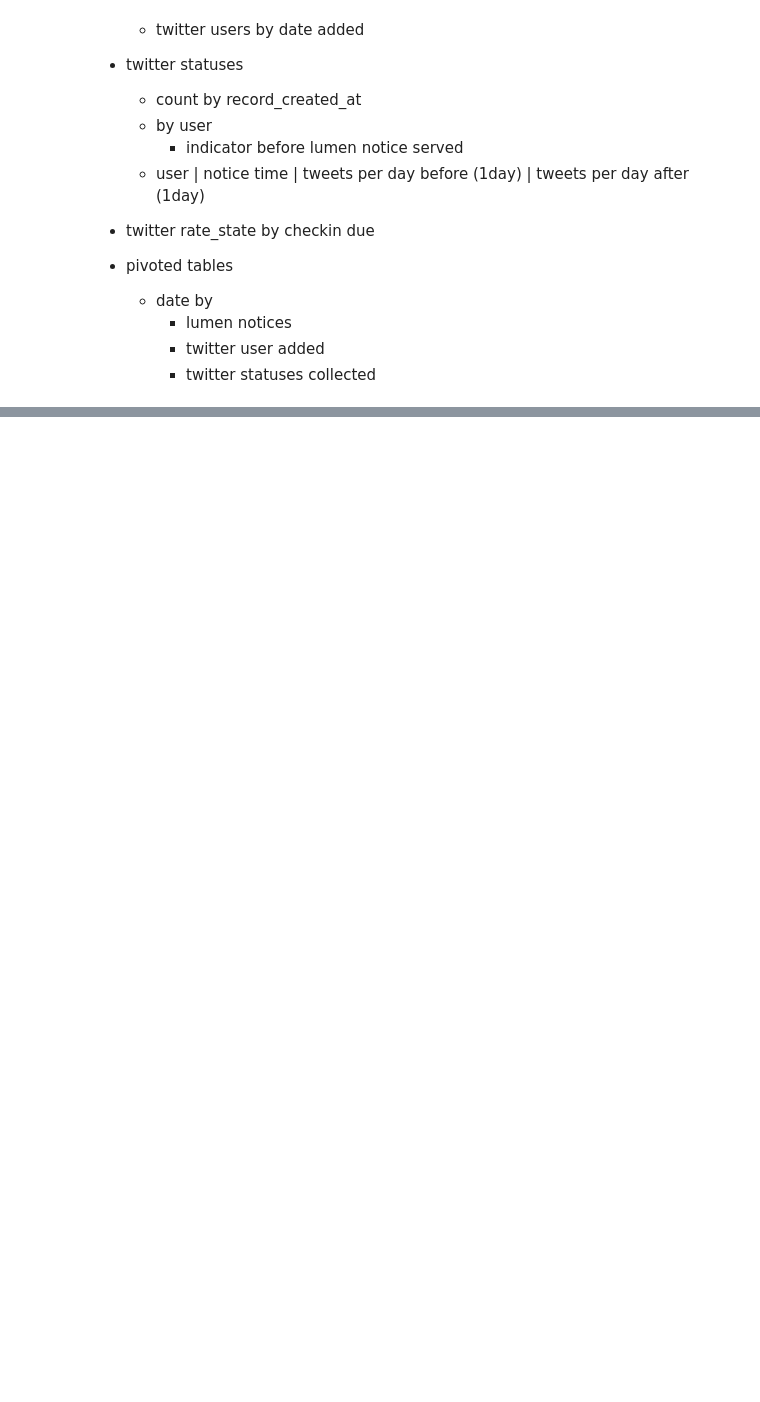
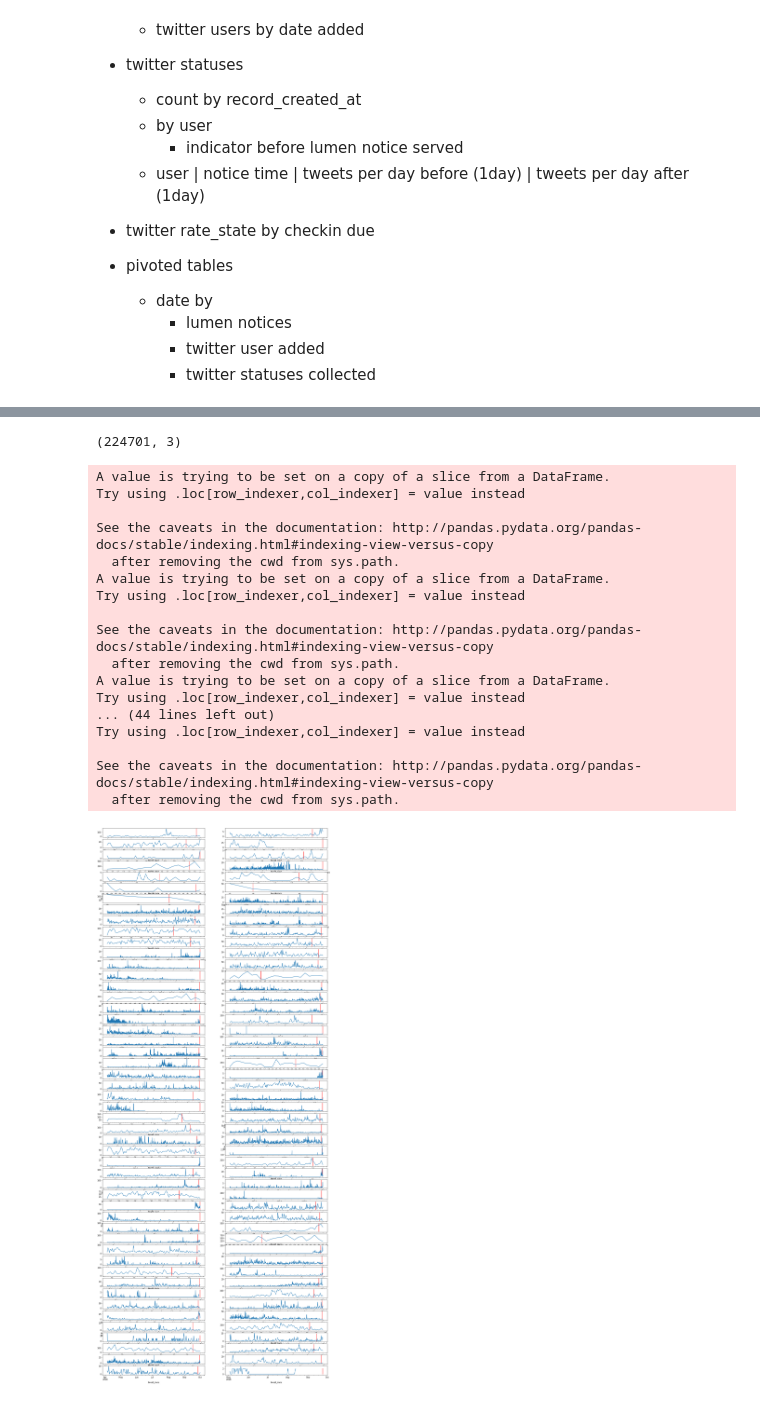
Before and after one commit to citizensandtech/CivilServant, a Jupyter notebook: utils/twitter_observational_analysis_controller2.ipynb, the cells around one changed output, grey strips where cells are left out. Saved outputs shown, nothing was run; the diff lists cells and outputs as text; code cells hidden in the pictures; blank space fills up the shorter version.

```diff
--- a/utils/twitter_observational_analysis_controller2.ipynb
+++ b/utils/twitter_observational_analysis_controller2.ipynb
@@ -42,0 +57,18 @@ db_engine = create_engine("mysql://{user}:{password}@{host}/{database}".format(
+# %%
+notice_twit_user_table_dropsql = '''drop table if exists notice_twit_user'''
+notice_twit_user_table_sql = '''create TEMPORARY table notice_twit_user as
+(
+select n.date_received as notice_date, ltt.twitter_user_id as user_id from lumen_notices as n
+join lumen_notice_to_twitter_user as ltt
+on n.id = ltt.notice_id
+);'''
+with db_engine.connect() as con:
+    con.execute(notice_twit_user_table_dropsql)
+    con.execute(notice_twit_user_table_sql)
+
+notice_twit_user = pd.read_sql('select * from notice_twit_user', db_engine, parse_dates=['notice_date'])
+# %%
+user_limit = 100
+randusers_sql = '''select id, screen_name, record_created_at, last_attempted_process from twitter_users where CS_oldest_tweets_archived = 3 and lang = 'en' order by rand(42) limit {};'''.format(user_limit)
+randusers = pd.read_sql(randusers_sql, db_engine)
+# randusers
@@ -42,0 +98,7 @@ db_engine = create_engine("mysql://{user}:{password}@{host}/{database}".format(
+# %%
+%%time
+userstatus_sql = '''select created_at as tweet_date, user_id from twitter_statuses
+where user_id in ({});'''.format(quoted_user_ids)
+print(userstatus_sql)
+userstatuses  = pd.read_sql(userstatus_sql, db_engine, parse_dates=['tweet_date'])
+userstatuses.to_pickle('logs/userstatus.pickle')
@@ -42,0 +110,39 @@ db_engine = create_engine("mysql://{user}:{password}@{host}/{database}".format(
+# %%
+user_tweet_series = userstatuses.merge(notice_twit_user, on='user_id')
+# %%
+user_tweet_series.shape
+# %% [output]
+(224701, 3)
+# %%
+fig, outer_ax = plt.subplots(user_limit//2, 2, 'none', figsize=(user_limit//5,user_limit/2))
+
+for (user, tweet_series), ax_pos in zip(user_tweet_series.groupby('user_id'), outer_ax.flat):
+    tweet_series['const'] = 1
+    notice_date = notice_twit_user[notice_twit_user['user_id']==user]['notice_date'].iloc[0]
+#     print(user, notice_date)
+    ax = tweet_series.set_index('tweet_date')['const'].resample('D').sum().plot(ax=ax_pos)
+    ymin, ymax = ax.get_ylim()
+    ax.vlines(x=[notice_date], ymin=ymin, ymax=ymax-1, color='r')
+
+
+
+    plt.show()
+# %% [output]
+A value is trying to be set on a copy of a slice from a DataFrame.
+Try using .loc[row_indexer,col_indexer] = value instead
+
+See the caveats in the documentation: http://pandas.pydata.org/pandas-docs/stable/indexing.html#indexing-view-versus-copy
+  after removing the cwd from sys.path.
+A value is trying to be set on a copy of a slice from a DataFrame.
+Try using .loc[row_indexer,col_indexer] = value instead
+
+See the caveats in the documentation: http://pandas.pydata.org/pandas-docs/stable/indexing.html#indexing-view-versus-copy
+  after removing the cwd from sys.path.
+A value is trying to be set on a copy of a slice from a DataFrame.
+Try using .loc[row_indexer,col_indexer] = value instead
+... (44 lines left out)
+Try using .loc[row_indexer,col_indexer] = value instead
+
+See the caveats in the documentation: http://pandas.pydata.org/pandas-docs/stable/indexing.html#indexing-view-versus-copy
+  after removing the cwd from sys.path.
+[figure, added]
```
Also changed, not shown: parts of 19 cells of this notebook, 2 other files.
